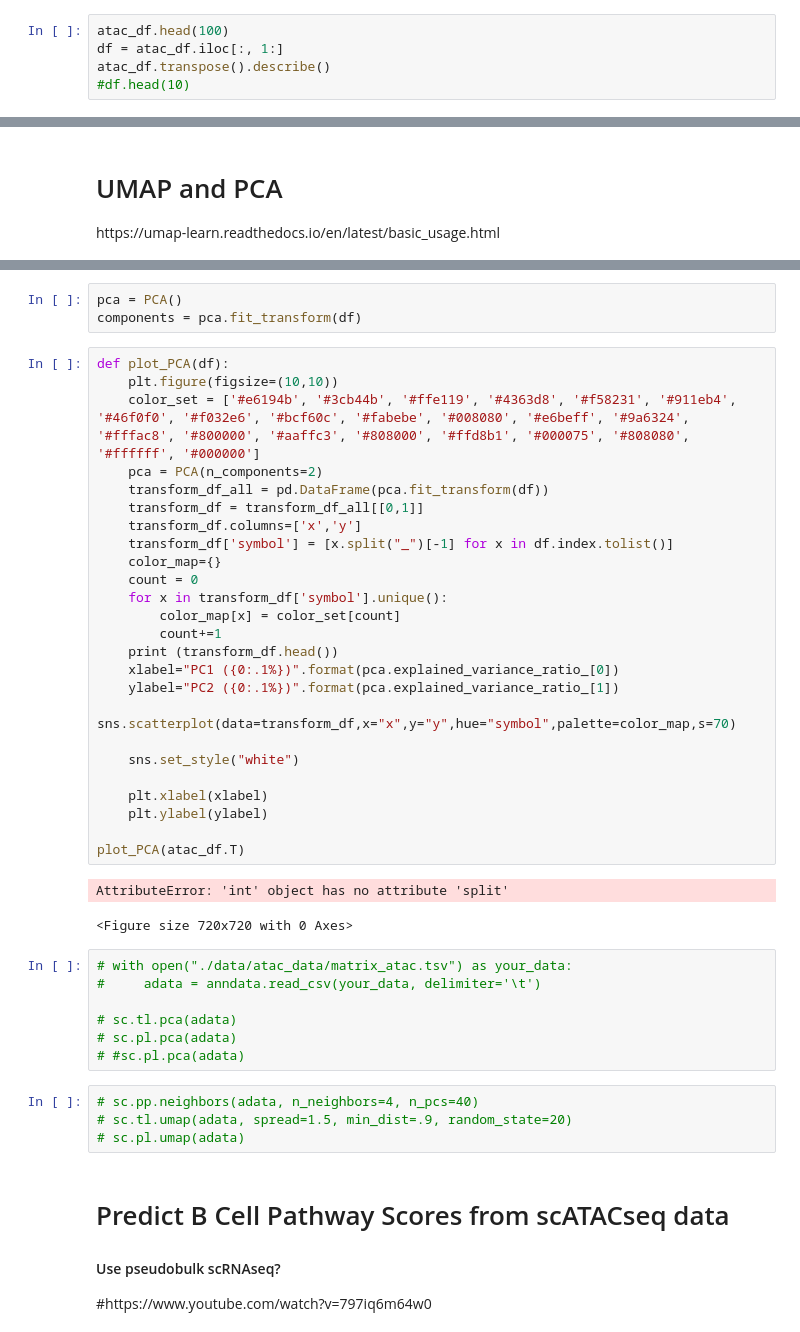
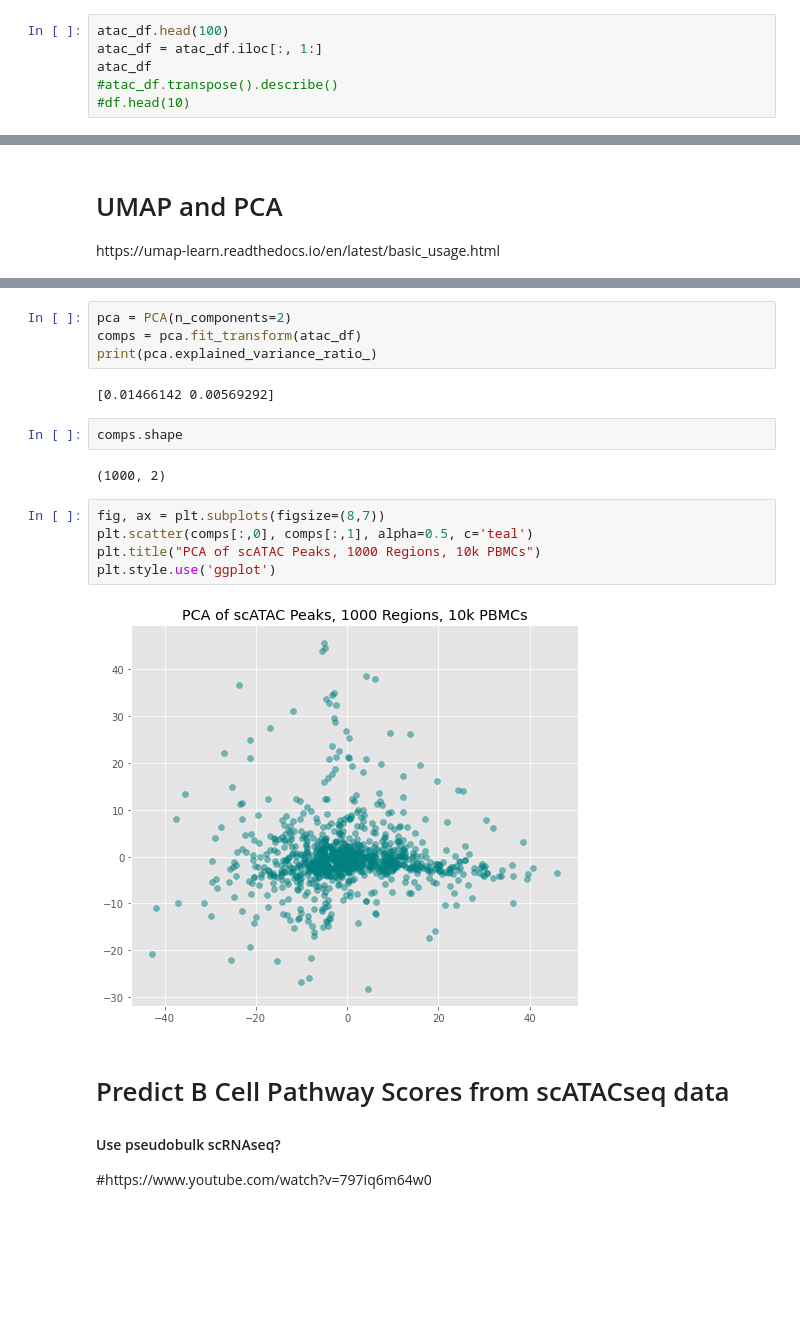
Before and after one commit to the-rich-piana/BioInfo-Notes, a Jupyter notebook: predict_cell_type.ipynb, the cells around one changed output, grey strips where cells are left out. Saved outputs shown, nothing was run; the diff lists cells and outputs as text; blank space fills up the shorter version.

```diff
--- a/predict_cell_type.ipynb
+++ b/predict_cell_type.ipynb
@@ -19,7 +19,8 @@ atac_df = pd.read_csv("./data/atac_data/matrix_atac.tsv", sep='\t')
 barcodes_df = pd.read_csv("./data/atac_data/barcodes_atac.tsv", sep='\t')
 # %%
 atac_df.head(100)
-df = atac_df.iloc[:, 1:]
-atac_df.transpose().describe()
+atac_df = atac_df.iloc[:, 1:]
+atac_df
+#atac_df.transpose().describe()
 #df.head(10)
 # %% [output]
@@ -40,47 +46,22 @@ from sklearn.preprocessing import StandardScaler
 import umap.plot
 import umap
 # %%
-pca = PCA()
-components = pca.fit_transform(df)
+pca = PCA(n_components=2)
+comps = pca.fit_transform(atac_df)
+print(pca.explained_variance_ratio_)
+# %% [output]
+[0.01466142 0.00569292]
-# %%
-def plot_PCA(df):
-    plt.figure(figsize=(10,10))
-    color_set = ['#e6194b', '#3cb44b', '#ffe119', '#4363d8', '#f58231', '#911eb4', '#46f0f0', '#f032e6', '#bcf60c', '#fabebe', '#008080', '#e6beff', '#9a6324', '#fffac8', '#800000', '#aaffc3', '#808000', '#ffd8b1', '#000075', '#808080', '#ffffff', '#000000']
-    pca = PCA(n_components=2)
-    transform_df_all = pd.DataFrame(pca.fit_transform(df))
-    transform_df = transform_df_all[[0,1]]
-    transform_df.columns=['x','y']
-    transform_df['symbol'] = [x.split("_")[-1] for x in df.index.tolist()]
-    color_map={}
-    count = 0
-    for x in transform_df['symbol'].unique():
-        color_map[x] = color_set[count]
-        count+=1
-    print (transform_df.head())
-    xlabel="PC1 ({0:.1%})".format(pca.explained_variance_ratio_[0])
-    ylabel="PC2 ({0:.1%})".format(pca.explained_variance_ratio_[1])
-    sns.scatterplot(data=transform_df,x="x",y="y",hue="symbol",palette=color_map,s=70)
-
-    sns.set_style("white")
-
-    plt.xlabel(xlabel)
-    plt.ylabel(ylabel)
-
-plot_PCA(atac_df.T)
-# %% [output]
-AttributeError: 'int' object has no attribute 'split'
-<Figure size 720x720 with 0 Axes>
-# %%
-# with open("./data/atac_data/matrix_atac.tsv") as your_data:
-#     adata = anndata.read_csv(your_data, delimiter='\t')
-
-# sc.tl.pca(adata)
-# sc.pl.pca(adata)
-# #sc.pl.pca(adata)
-# %%
-# sc.pp.neighbors(adata, n_neighbors=4, n_pcs=40)
-# sc.tl.umap(adata, spread=1.5, min_dist=.9, random_state=20)
-# sc.pl.umap(adata)
+# %%
+comps.shape
+# %% [output]
+(1000, 2)
+# %%
+fig, ax = plt.subplots(figsize=(8,7))
+plt.scatter(comps[:,0], comps[:,1], alpha=0.5, c='teal')
+plt.title("PCA of scATAC Peaks, 1000 Regions, 10k PBMCs")
+plt.style.use('ggplot')
+# %% [output]
+[figure, added]
 # %% [markdown]
 <h1>Predict B Cell Pathway Scores from scATACseq data</h1>
 
```
Also changed, not shown: parts of 5 cells of this notebook, 1 other file.
